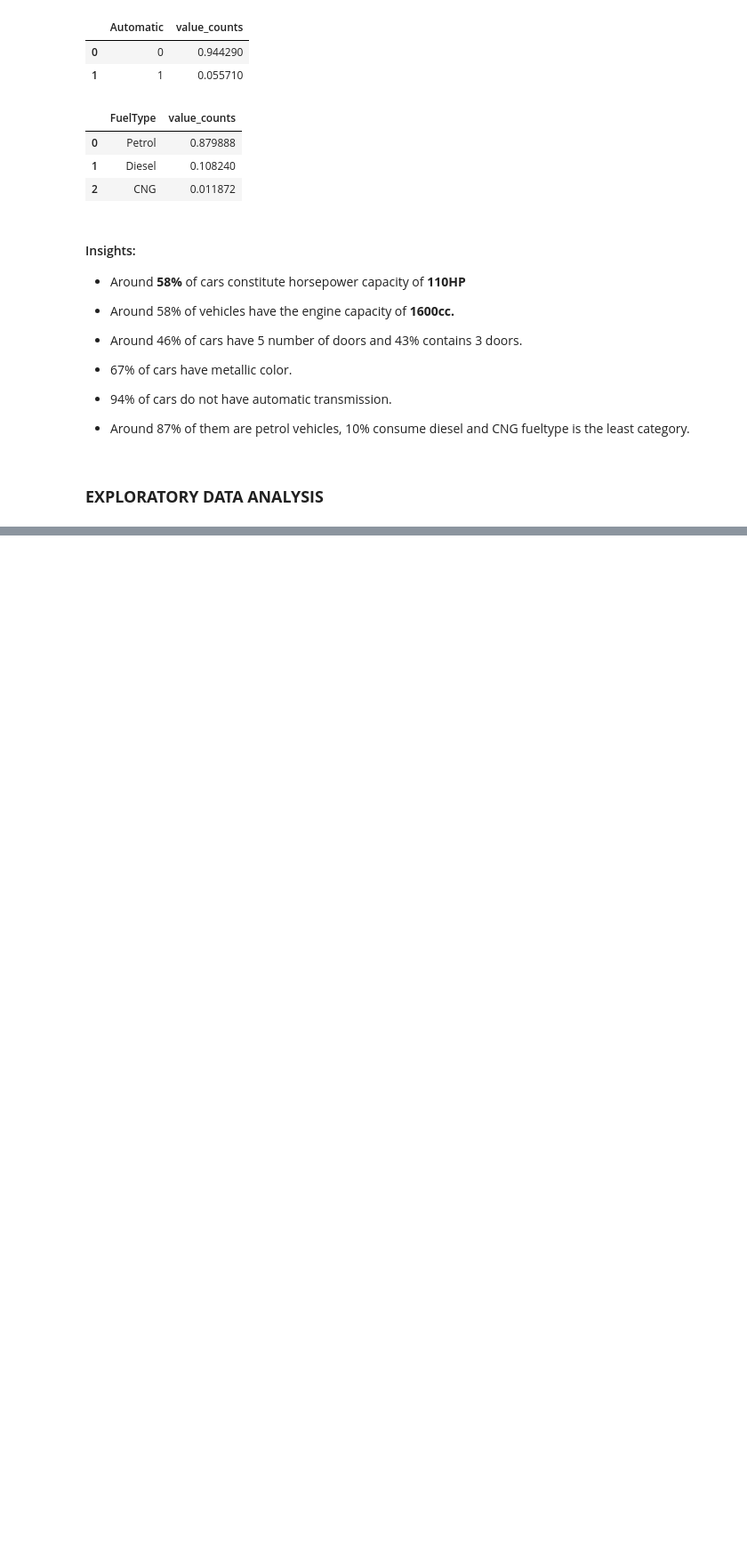
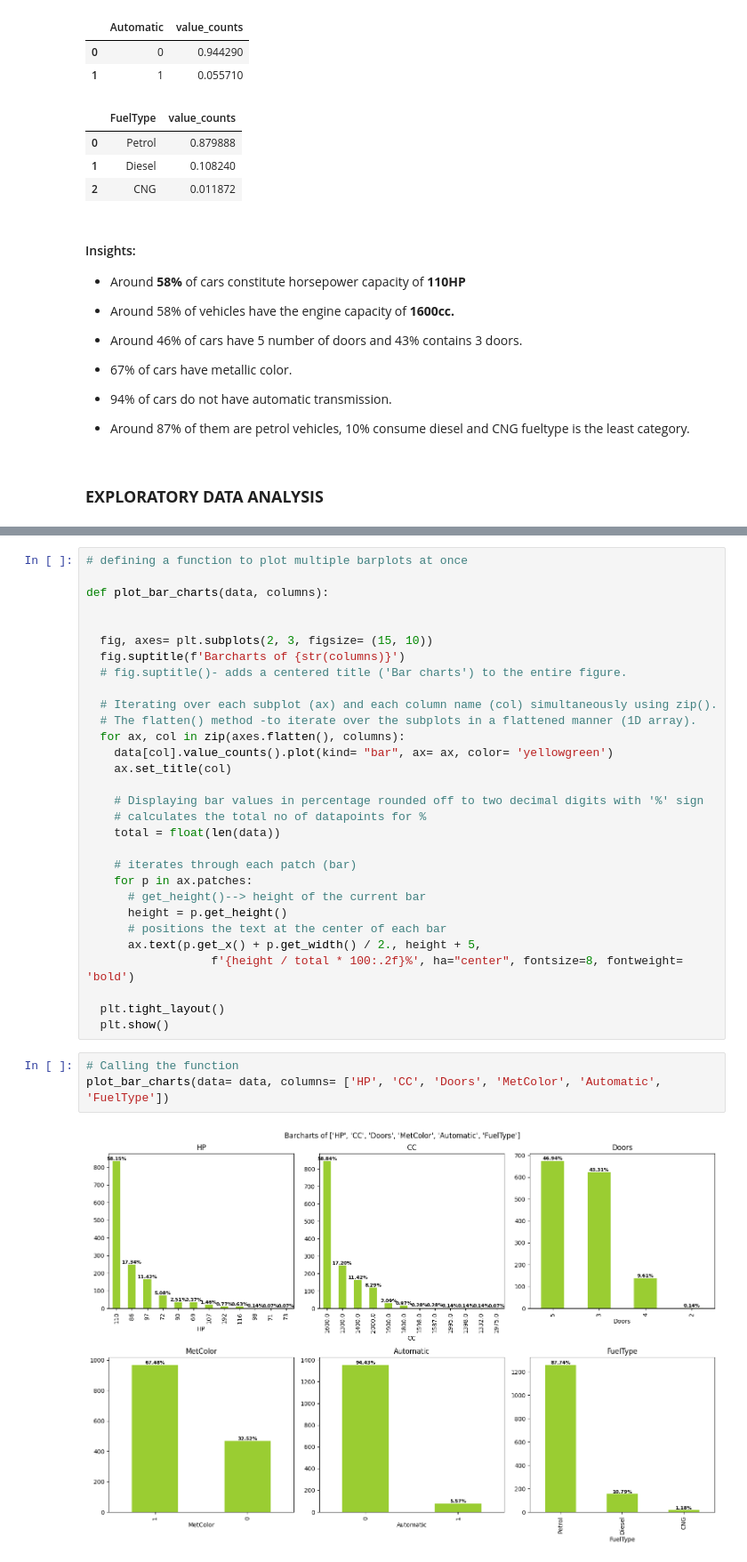
Before and after one commit to shanusaras/Deep_Learning_projects, a Jupyter notebook: Car_price_prediction/Car_price_prediction.ipynb, the cells around one changed output, grey strips where cells are left out. Shown at 89% size. Saved outputs shown, nothing was run; the diff lists cells and outputs as text; blank space fills up the shorter version.

```diff
--- a/Car_price_prediction/Car_price_prediction.ipynb
+++ b/Car_price_prediction/Car_price_prediction.ipynb
@@ -279,0 +348,35 @@ for column in categorical_features:
+# %%
+# defining a function to plot multiple barplots at once
+
+def plot_bar_charts(data, columns):
+
+
+  fig, axes= plt.subplots(2, 3, figsize= (15, 10))
+  fig.suptitle(f'Barcharts of {str(columns)}')
+  # fig.suptitle()- adds a centered title ('Bar charts') to the entire figure.
+
+  # Iterating over each subplot (ax) and each column name (col) simultaneously using zip().
+  # The flatten() method -to iterate over the subplots in a flattened manner (1D array).
+  for ax, col in zip(axes.flatten(), columns):
+    data[col].value_counts().plot(kind= "bar", ax= ax, color= 'yellowgreen')
+    ax.set_title(col)
+
+    # Displaying bar values in percentage rounded off to two decimal digits with '%' sign
+    # calculates the total no of datapoints for %
+    total = float(len(data))
+
+    # iterates through each patch (bar)
+    for p in ax.patches:
+      # get_height()--> height of the current bar
+      height = p.get_height()
+      # positions the text at the center of each bar
+      ax.text(p.get_x() + p.get_width() / 2., height + 5,
+                  f'{height / total * 100:.2f}%', ha="center", fontsize=8, fontweight= 'bold')
+
+  plt.tight_layout()
+  plt.show()
+# %%
+# Calling the function
+plot_bar_charts(data= data, columns= ['HP', 'CC', 'Doors', 'MetColor', 'Automatic', 'FuelType'])
+# %% [output]
+[figure, added]
```
Also changed, not shown: parts of 20 cells of this notebook.
